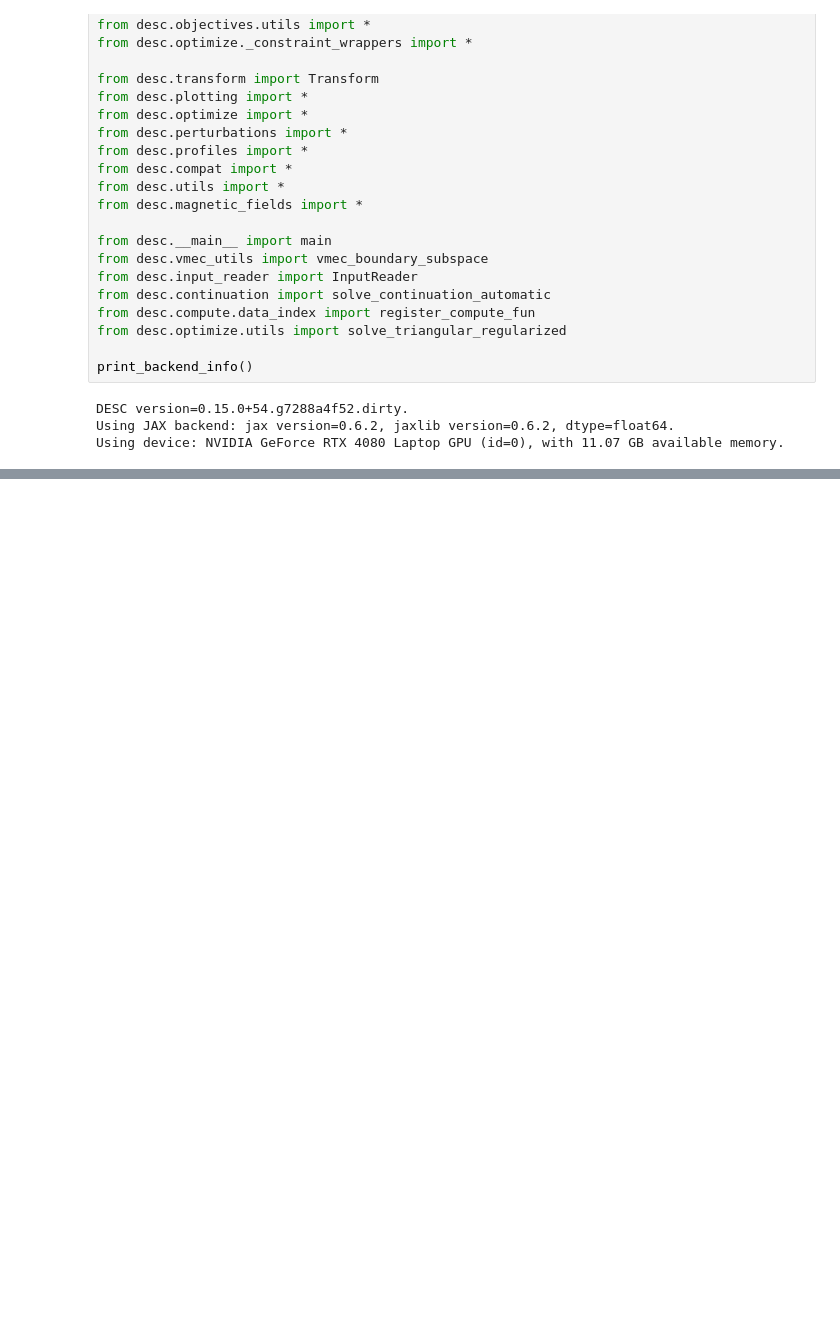
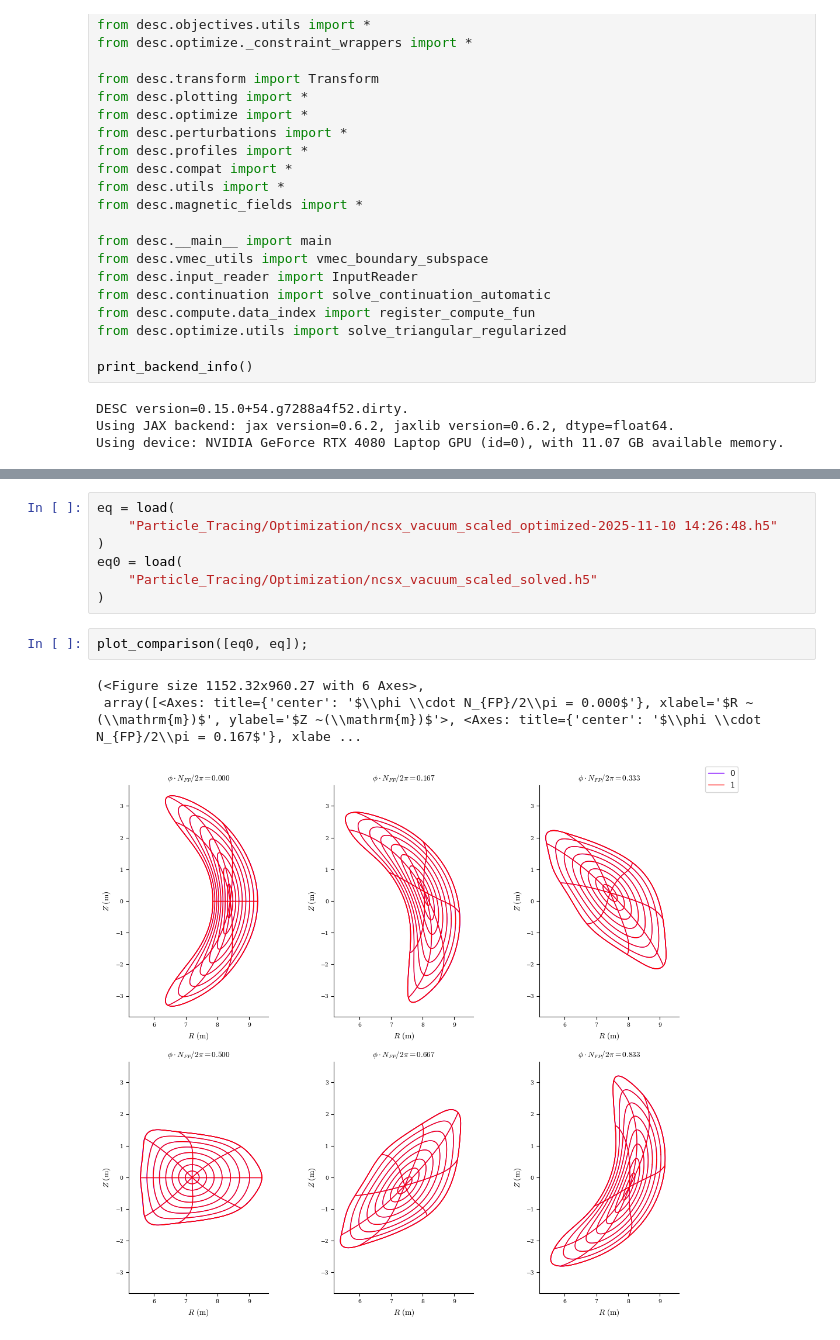
Before and after one commit to YigitElma/DEBUG-DESC, a Jupyter notebook: test-notebook.ipynb, the cells around one changed output, grey strips where cells are left out. Drawn from its saved outputs; the diff is of its cells as text; blank space fills up the shorter version.

```diff
--- a/test-notebook.ipynb
+++ b/test-notebook.ipynb
@@ -93,0 +84,13 @@ formatted_string_1
+# %%
+eq = load(
+    "Particle_Tracing/Optimization/ncsx_vacuum_scaled_optimized-2025-11-10 14:26:48.h5"
+)
+eq0 = load(
+    "Particle_Tracing/Optimization/ncsx_vacuum_scaled_solved.h5"
+)
+# %%
+plot_comparison([eq0, eq]);
+# %% [output]
+(<Figure size 1152.32x960.27 with 6 Axes>,
+ array([<Axes: title={'center': '$\\phi \\cdot N_{FP}/2\\pi = 0.000$'}, xlabel='$R ~(\\mathrm{m})$', ylabel='$Z ~(\\mathrm{m})$'>, <Axes: title={'center': '$\\phi \\cdot N_{FP}/2\\pi = 0.167$'}, xlabe ...
+[figure, added]
```
Also changed, not shown: parts of 3 cells of this notebook, 1 other file.
